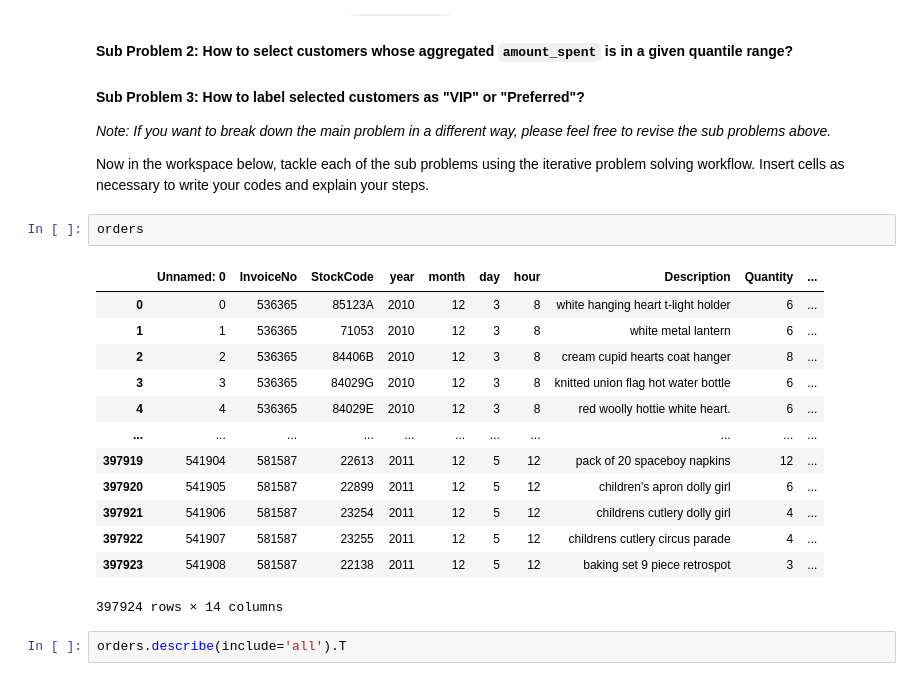
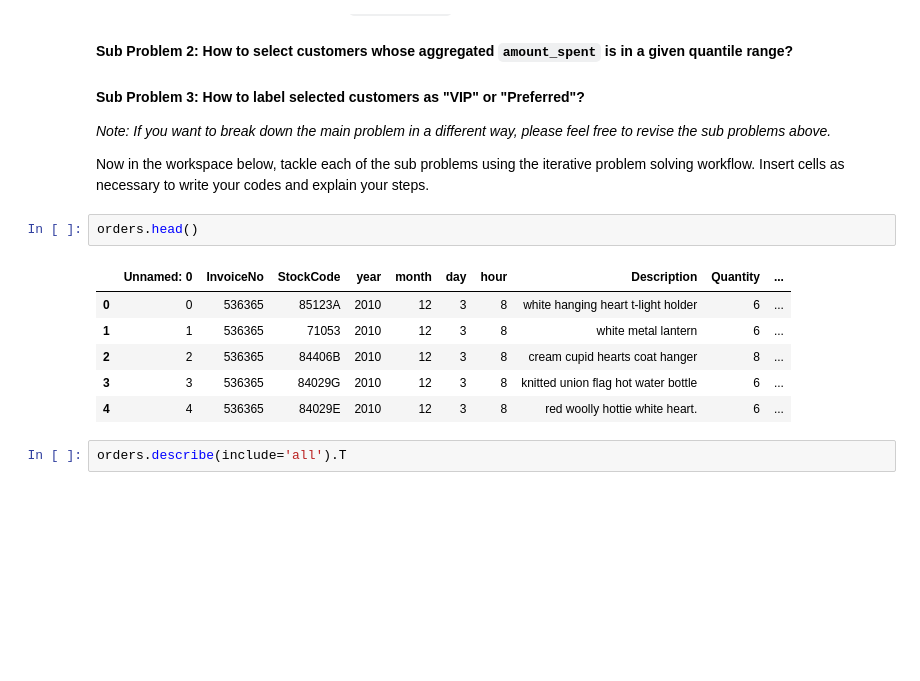
Before and after one commit to Ironhack-Data-Madrid-Octubre-2023/2.3-lab_df_calculation_and_transformation, a Jupyter notebook: your-code/challenge-3.ipynb, the cells around one changed output. Saved outputs shown, nothing was run; the diff lists cells and outputs as text; blank space fills up the shorter version.

```diff
--- a/your-code/challenge-3.ipynb
+++ b/your-code/challenge-3.ipynb
@@ -122,21 +122,14 @@ We break down the main problem into several sub problems:
 
 Now in the workspace below, tackle each of the sub problems using the iterative problem solving workflow. Insert cells as necessary to write your codes and explain your steps.
 # %%
-orders
+orders.head()
 # %% [output]
 |  | Unnamed: 0 | InvoiceNo | StockCode | year | month | day | hour | Description | Quantity | ... |
 | 0 | 0 | 536365 | 85123A | 2010 | 12 | 3 | 8 | white hanging heart t-light holder | 6 | ... |
 | 1 | 1 | 536365 | 71053 | 2010 | 12 | 3 | 8 | white metal lantern | 6 | ... |
 | 2 | 2 | 536365 | 84406B | 2010 | 12 | 3 | 8 | cream cupid hearts coat hanger | 8 | ... |
 | 3 | 3 | 536365 | 84029G | 2010 | 12 | 3 | 8 | knitted union flag hot water bottle | 6 | ... |
 | 4 | 4 | 536365 | 84029E | 2010 | 12 | 3 | 8 | red woolly hottie white heart. | 6 | ... |
-| ... | ... | ... | ... | ... | ... | ... | ... | ... | ... | ... |
-| 397919 | 541904 | 581587 | 22613 | 2011 | 12 | 5 | 12 | pack of 20 spaceboy napkins | 12 | ... |
-| 397920 | 541905 | 581587 | 22899 | 2011 | 12 | 5 | 12 | children's apron dolly girl | 6 | ... |
-| 397921 | 541906 | 581587 | 23254 | 2011 | 12 | 5 | 12 | childrens cutlery dolly girl | 4 | ... |
-| 397922 | 541907 | 581587 | 23255 | 2011 | 12 | 5 | 12 | childrens cutlery circus parade | 4 | ... |
-| 397923 | 541908 | 581587 | 22138 | 2011 | 12 | 5 | 12 | baking set 9 piece retrospot | 3 | ... |
-397924 rows × 14 columns
 # %%
 orders.describe(include='all').T
 # %% [output]
```
Also changed, not shown: parts of 17 cells of this notebook.
